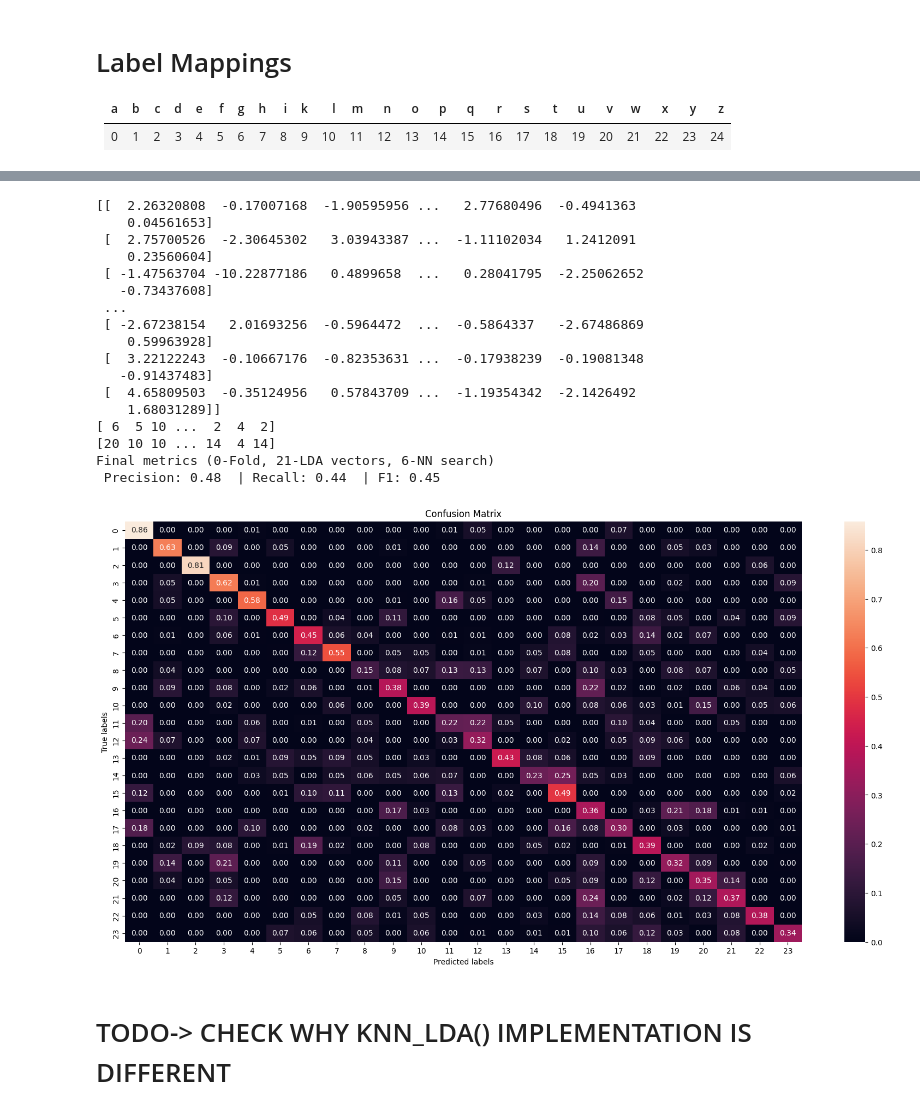
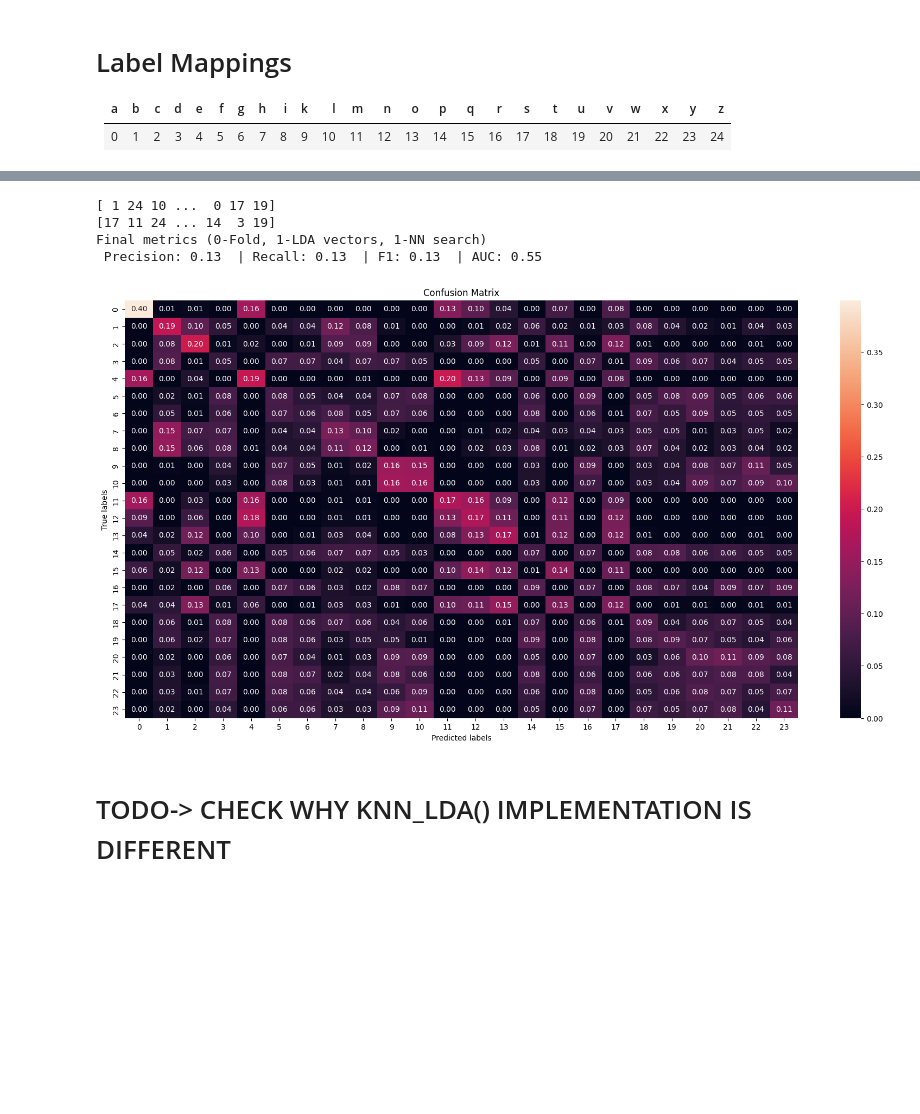
Before and after one commit to Mauricio-Bernuy/P2-IA, a Jupyter notebook: P2IA.ipynb, the cells around one changed output, grey strips where cells are left out. Saved outputs shown, nothing was run; the diff lists cells and outputs as text; code cells hidden in the pictures; blank space fills up the shorter version.

```diff
--- a/P2IA.ipynb
+++ b/P2IA.ipynb
@@ -48,6 +48,8 @@ from sklearn.metrics import euclidean_distances
 from sklearn.discriminant_analysis import LinearDiscriminantAnalysis as LDA
 import numpy as np
 from scipy import spatial
+
+from sklearn.neighbors import KNeighborsClassifier
 
 class KNN_LDA(BaseEstimator):
 
@@ -66,9 +68,11 @@ class KNN_LDA(BaseEstimator):
 
         self.es_lda_model_ = LDA(n_components=self.n_comps)
         es_lda = self.es_lda_model_.fit_transform(X,y.ravel())
-        print("trainlda:\n",es_lda)
-        self.es_kd_tree_ = spatial.KDTree(es_lda)
-        self.y_ = y
+        # print("trainlda:\n",es_lda)
+        self.es_kd_tree_ = KNeighborsClassifier(n_neighbors=self.k)
+        self.es_kd_tree_.fit(es_lda, y.ravel())
+        # self.es_kd_tree_ = spatial.KDTree(es_lda)
+        # self.y_ = y
         return self
 
     def es_query_get_expressions(self, kd_tree, x_list_validation, y_list, k):
@@ -81,14 +85,18 @@ class KNN_LDA(BaseEstimator):
         X = check_array(X)
 
         es_tf_test = self.es_lda_model_.transform(X)
-        print("testlda:\n",es_tf_test)
 
-        y_pred_val = []
-        for x_row in es_tf_test:
-            distances, expressions = self.es_query_get_expressions(self.es_kd_tree_, x_row, self.y_, self.k)
-            # print(expressions)
-            voted_expression = max(set(expressions), key=lambda x: list(expressions).count(x))
-            y_pred_val.append(voted_expression)
-        return (np.array(y_pred_val))
+        return (self.es_kd_tree_.predict(es_tf_test))
+        # print("testlda:\n",es_tf_test)
 
+        # y_pred_val = []
+        # for x_row in es_tf_test:
+        #     distances, expressions = self.es_query_get_expressions(self.es_kd_tree_, x_row, self.y_, self.k)
+        #     # print(expressions)
+        #     voted_expression = max(set(expressions), key=lambda x: list(expressions).count(x))
+        #     y_pred_val.append(voted_expression)
+        # return (np.array(y_pred_val))
+    def predict_proba(self,X):
+      es_tf_test = self.es_lda_model_.transform(X)
+      return(self.es_kd_tree_.predict_proba(es_tf_test))
 check_estimator(KNN_LDA())
@@ -243,4 +230,5 @@ Final metrics (2-Fold, 21-LDA vectors, 6-NN search)
 # %%
+from distutils.command.bdist import show_formats
 from xml.etree.ElementInclude import include
 from sklearn.preprocessing import StandardScaler
 from sklearn.model_selection import KFold
@@ -257,8 +245,10 @@ def split_KNN(X_, Y_, k_splits_ = 10, n_comps_ = 20, k_ = 3):
 
   # split = 0
   precision = recall = f1 = AUC = 0
-  # X_train, X_test, Y_train, Y_test = train_test_split(X_, Y_, test_size=0.2, random_state=42)
-  X_train, X_test, Y_train, Y_test = sign_X_train, sign_X_test,sign_Y_train,sign_Y_test
+  X_train, X_test, Y_train, Y_test = train_test_split(X_, Y_, test_size=0.25,
+                                                      shuffle=True)
+                                                      # random_state=42)
+  # X_train, X_test, Y_train, Y_test = sign_X_train, sign_X_test,sign_Y_train,sign_Y_test
 
 
     # X_train, X_test = X_[train_index, :], X_[test_index, :]
@@ -270,53 +260,42 @@ def split_KNN(X_, Y_, k_splits_ = 10, n_comps_ = 20, k_ = 3):
 
   X_test = Scaler.transform(X_test)
   X_test = pd.DataFrame(X_test)
   # print(X_test.head())
   # return
   model = KNN_LDA(n_comps_,k_)
   model.fit(X=X_train, y=Y_train.ravel())
   Y_predicted = model.predict(X_test)
 
   np.set_printoptions(threshold=300)
   print(Y_test.ravel())
   print(Y_predicted)
   # metrics
   precision += precision_score(Y_test, Y_predicted, average="weighted")
   recall += recall_score(Y_test, Y_predicted, average="weighted")
   f1 += f1_score(Y_test, Y_predicted,  average="weighted")
+  AUC += roc_auc_score(Y_test, model.predict_proba(X_test),multi_class='ovr')
 
   # precision /= k_splits_
   # recall /= k_splits_
   # f1 /= k_splits_
   # AUC /= k_splits_
 
   print(f"Final metrics ({0}-Fold, {n_comps_}-LDA vectors, {k_}-NN search)\n",
   "Precision:", "{:.2f}".format(precision),
   " | Recall:", "{:.2f}".format(recall),
-  " | F1:", "{:.2f}".format(f1))
+  " | F1:", "{:.2f}".format(f1),
+  " | AUC:","{:.2f}".format(AUC))
 
   plot_cnf_matrix(Y_test, Y_predicted)
 
 
-split_KNN(sign_X, sign_Y, 20, 21, 6)
+split_KNN(sign_X, sign_Y, 20, 1, 1)
 # %% [output]
-[[  2.26320808  -0.17007168  -1.90595956 ...   2.77680496  -0.4941363
-    0.04561653]
- [  2.75700526  -2.30645302   3.03943387 ...  -1.11102034   1.2412091
-    0.23560604]
- [ -1.47563704 -10.22877186   0.4899658  ...   0.28041795  -2.25062652
-   -0.73437608]
- ...
- [ -2.67238154   2.01693256  -0.5964472  ...  -0.5864337   -2.67486869
-    0.59963928]
- [  3.22122243  -0.10667176  -0.82353631 ...  -0.17938239  -0.19081348
-   -0.91437483]
- [  4.65809503  -0.35124956   0.57843709 ...  -1.19354342  -2.1426492
-    1.68031289]]
-[ 6  5 10 ...  2  4  2]
-[20 10 10 ... 14  4 14]
-Final metrics (0-Fold, 21-LDA vectors, 6-NN search)
- Precision: 0.48  | Recall: 0.44  | F1: 0.45
+[ 1 24 10 ...  0 17 19]
+[17 11 24 ... 14  3 19]
+Final metrics (0-Fold, 1-LDA vectors, 1-NN search)
+ Precision: 0.13  | Recall: 0.13  | F1: 0.13  | AUC: 0.55
-[figure, old version]
+[figure, new version]
 # %% [markdown]
 # TODO-> CHECK WHY KNN_LDA() IMPLEMENTATION IS DIFFERENT
 # %%
```
Also changed, not shown: parts of 5 cells of this notebook.
